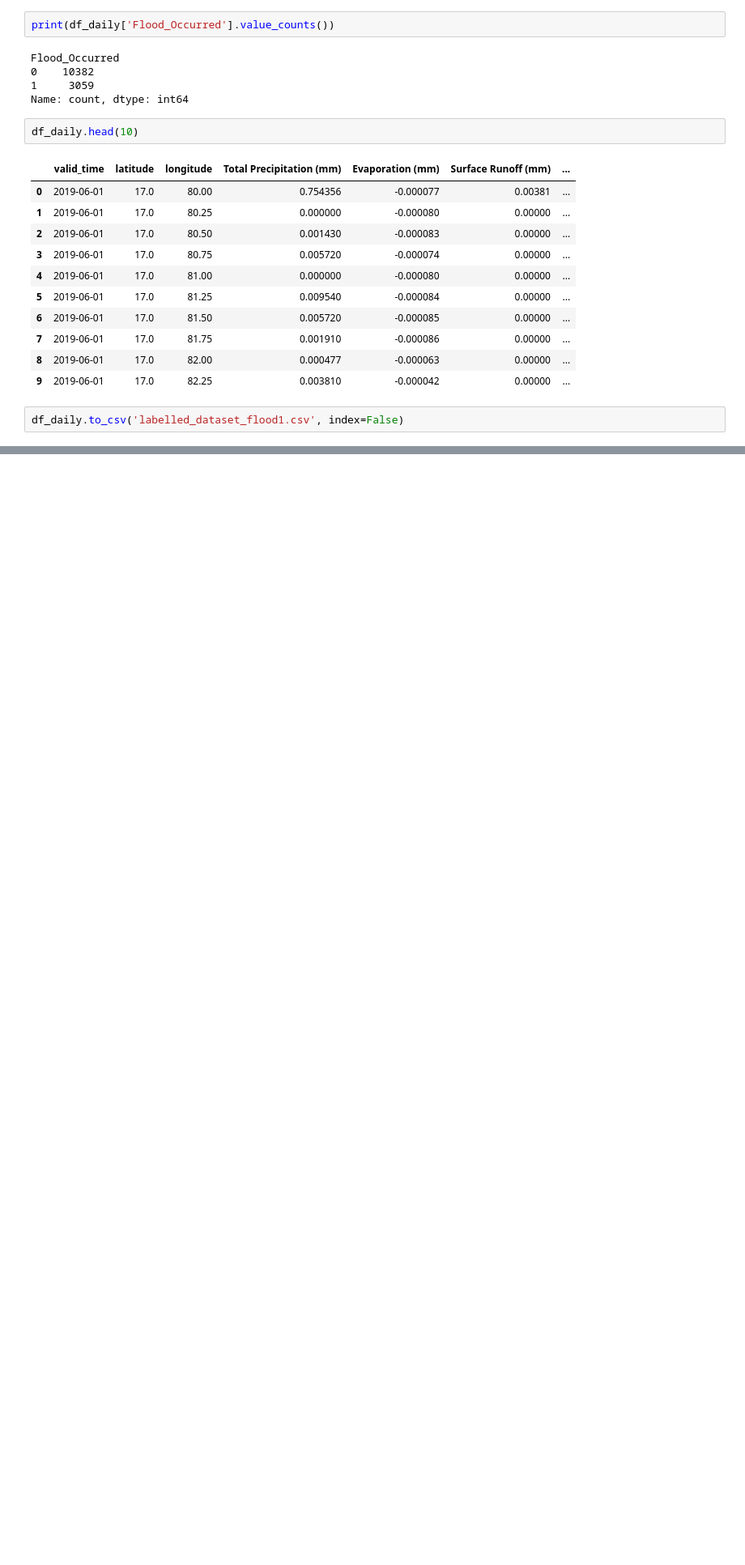
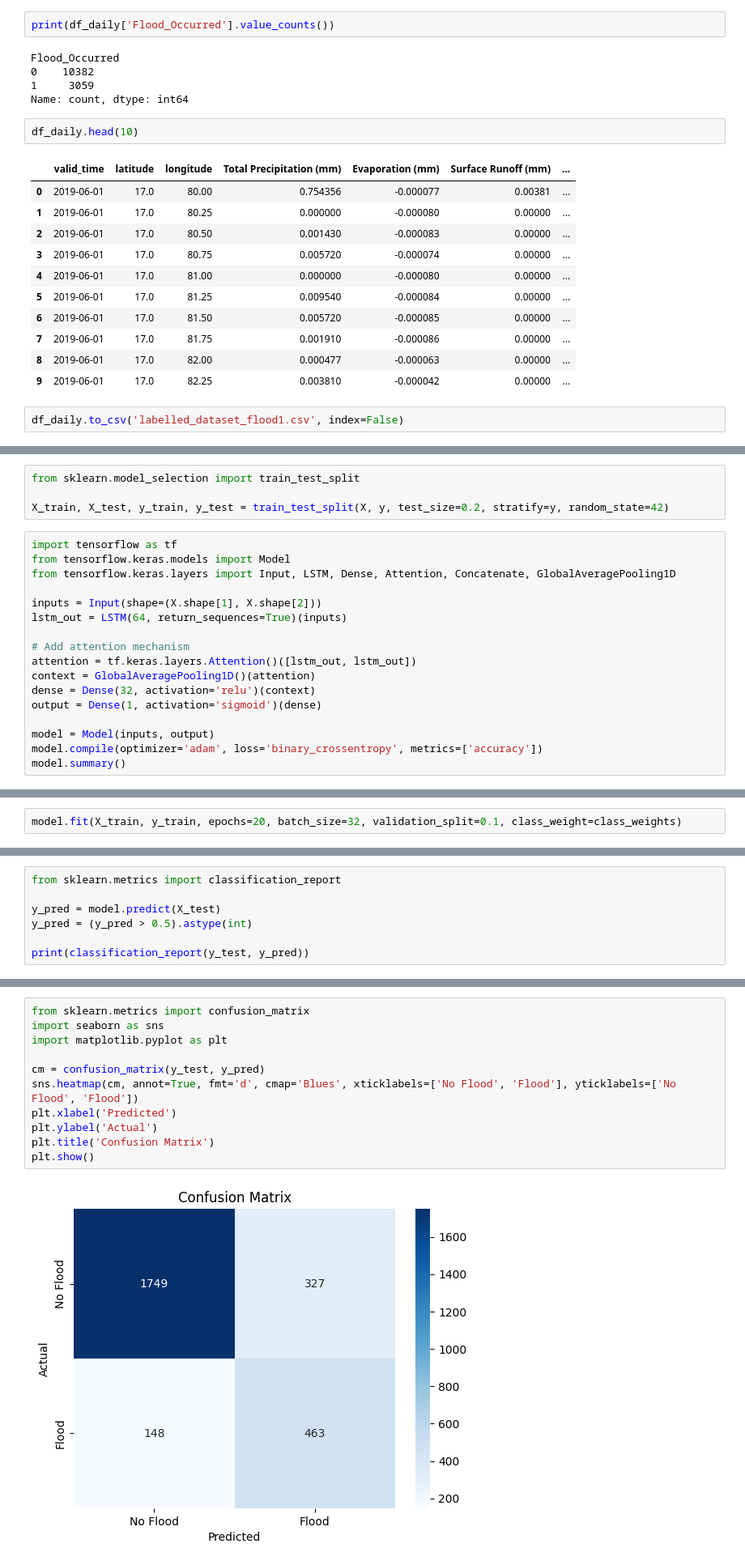
Before and after one commit to Shelly10-10/flood_prediction, a Jupyter notebook: disaster.ipynb, the cells around one changed output, grey strips where cells are left out. Shown at 81% size. Drawn from its saved outputs; the diff is of its cells as text; blank space fills up the shorter version.

```diff
--- a/disaster.ipynb
+++ b/disaster.ipynb
@@ -190,0 +235,21 @@ files.download('labelled_dataset_flood1.csv')
+# %%
+from sklearn.model_selection import train_test_split
+
+X_train, X_test, y_train, y_test = train_test_split(X, y, test_size=0.2, stratify=y, random_state=42)
+# %%
+import tensorflow as tf
+from tensorflow.keras.models import Model
+from tensorflow.keras.layers import Input, LSTM, Dense, Attention, Concatenate, GlobalAveragePooling1D
+
+inputs = Input(shape=(X.shape[1], X.shape[2]))
+lstm_out = LSTM(64, return_sequences=True)(inputs)
+
+# Add attention mechanism
+attention = tf.keras.layers.Attention()([lstm_out, lstm_out])
+context = GlobalAveragePooling1D()(attention)
+dense = Dense(32, activation='relu')(context)
+output = Dense(1, activation='sigmoid')(dense)
+
+model = Model(inputs, output)
+model.compile(optimizer='adam', loss='binary_crossentropy', metrics=['accuracy'])
+model.summary()
@@ -190,0 +279,2 @@ files.download('labelled_dataset_flood1.csv')
+# %%
+model.fit(X_train, y_train, epochs=20, batch_size=32, validation_split=0.1, class_weight=class_weights)
@@ -190,0 +300,7 @@ files.download('labelled_dataset_flood1.csv')
+# %%
+from sklearn.metrics import classification_report
+
+y_pred = model.predict(X_test)
+y_pred = (y_pred > 0.5).astype(int)
+
+print(classification_report(y_test, y_pred))
@@ -190,0 +317,13 @@ files.download('labelled_dataset_flood1.csv')
+# %%
+from sklearn.metrics import confusion_matrix
+import seaborn as sns
+import matplotlib.pyplot as plt
+
+cm = confusion_matrix(y_test, y_pred)
+sns.heatmap(cm, annot=True, fmt='d', cmap='Blues', xticklabels=['No Flood', 'Flood'], yticklabels=['No Flood', 'Flood'])
+plt.xlabel('Predicted')
+plt.ylabel('Actual')
+plt.title('Confusion Matrix')
+plt.show()
+# %% [output]
+[figure, added]
```
Also changed, not shown: parts of 25 cells of this notebook.
